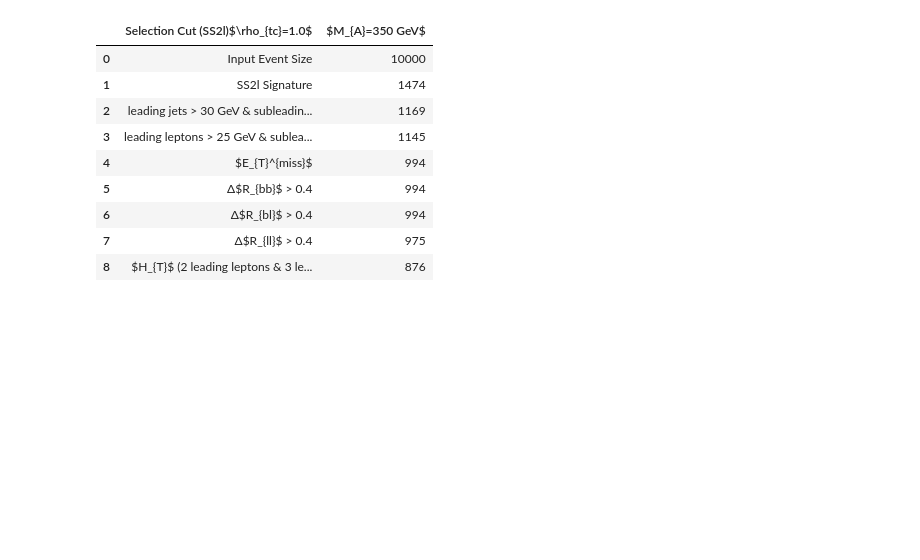
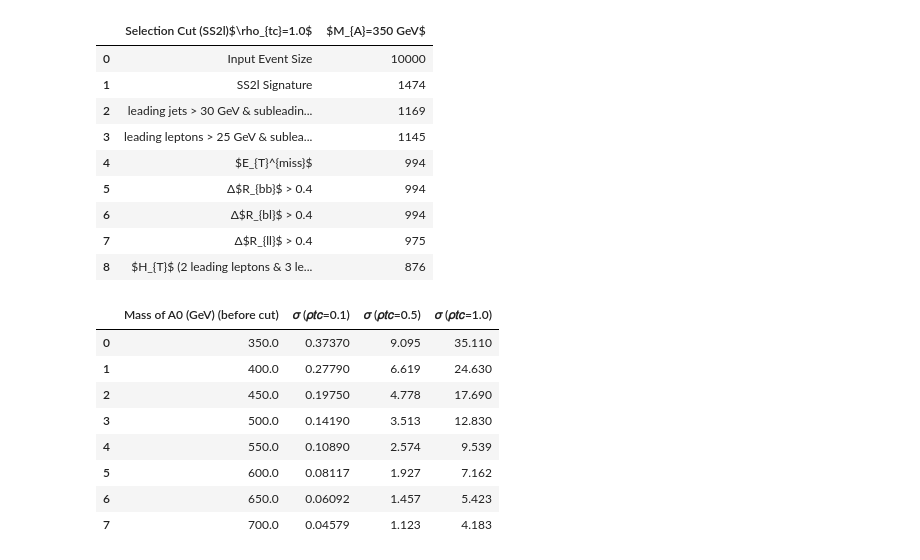
Before and after one commit to dlai211/Triple-Top, a Jupyter notebook: SS2l.ipynb, the cells around one changed output. Cells and saved outputs as stored; diff of their text form; code cells hidden in the pictures; blank space fills up the shorter version.

```diff
--- a/SS2l.ipynb
+++ b/SS2l.ipynb
@@ -352,3 +363,20 @@ fd
 | 6 | Δ$R_{bl}$ > 0.4 | 994 |
 | 7 | Δ$R_{ll}$ > 0.4 | 975 |
 | 8 | $H_{T}$ (2 leading leptons & 3 le... | 876 |
+# %%
+fd = pd.DataFrame({'Mass of A0 (GeV) (before cut)': ma,
+                   '𝜎 (𝜌𝑡𝑐=0.1)': [i * 1000 for i in ss2l_a01],
+                   '𝜎 (𝜌𝑡𝑐=0.5)': [i * 1000 for i in ss2l_a05],
+                   '𝜎 (𝜌𝑡𝑐=1.0)': [i * 1000 for i in ss2l_a10]
+                   })
+fd
+# %% [output]
+|  | Mass of A0 (GeV) (before cut) | 𝜎 (𝜌𝑡𝑐=0.1) | 𝜎 (𝜌𝑡𝑐=0.5) | 𝜎 (𝜌𝑡𝑐=1.0) |
+| 0 | 350.0 | 0.37370 | 9.095 | 35.110 |
+| 1 | 400.0 | 0.27790 | 6.619 | 24.630 |
+| 2 | 450.0 | 0.19750 | 4.778 | 17.690 |
+| 3 | 500.0 | 0.14190 | 3.513 | 12.830 |
+| 4 | 550.0 | 0.10890 | 2.574 | 9.539 |
+| 5 | 600.0 | 0.08117 | 1.927 | 7.162 |
+| 6 | 650.0 | 0.06092 | 1.457 | 5.423 |
+| 7 | 700.0 | 0.04579 | 1.123 | 4.183 |
```
Also changed, not shown: parts of 16 cells of this notebook.
